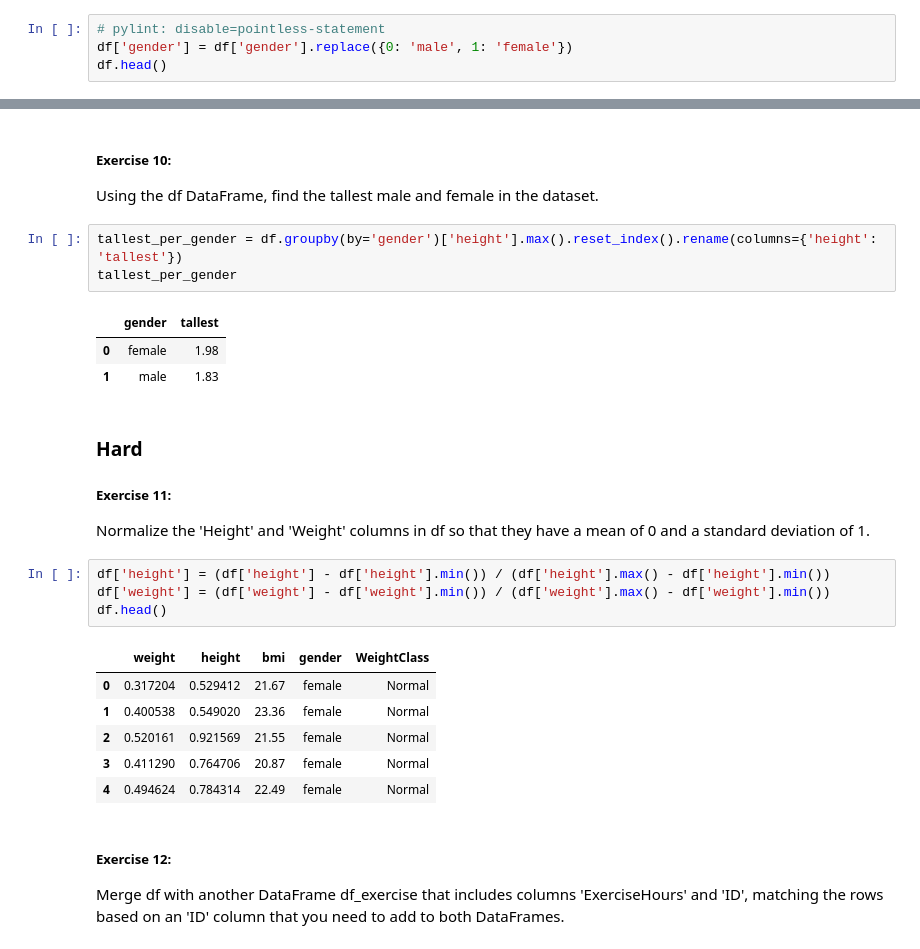
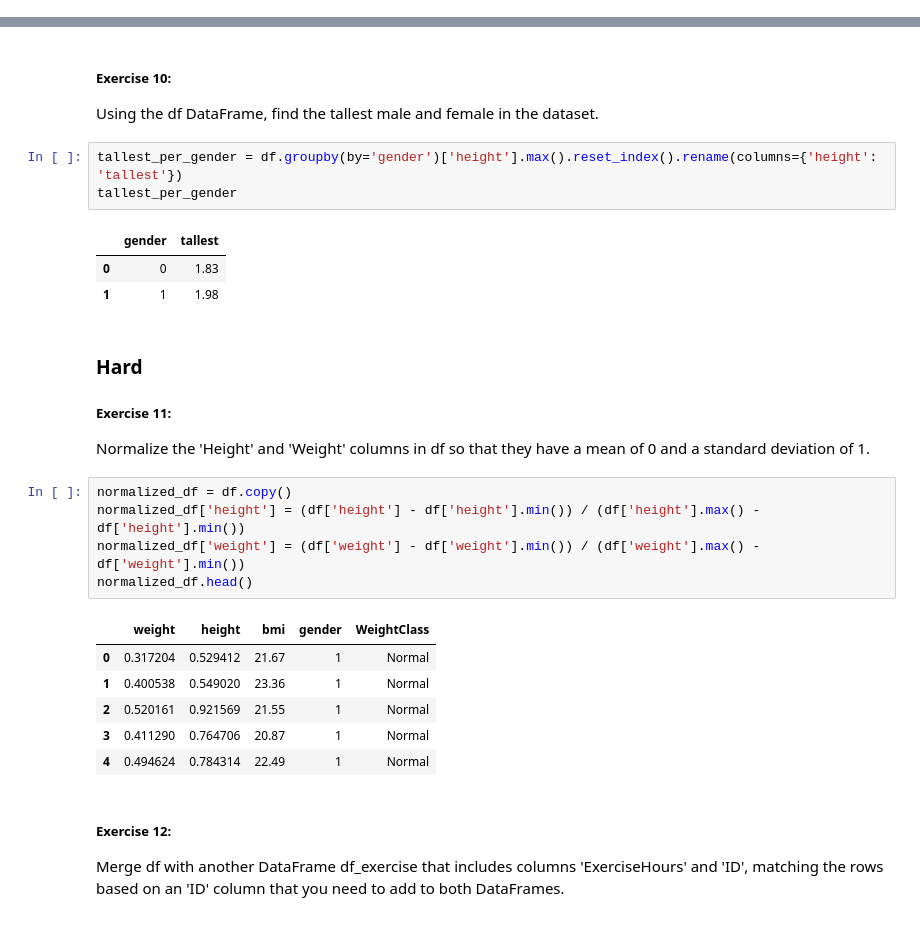
Before and after one commit to jordanriver/DScourse, a Jupyter notebook: Homework/week5_ex_jordan.ipynb, the cells around one changed output, grey strips where cells are left out. Drawn from its saved outputs; the diff is of its cells as text.

```diff
--- a/Homework/week5_ex_jordan.ipynb
+++ b/Homework/week5_ex_jordan.ipynb
@@ -88,7 +88,3 @@ df[df['bmi'] > 25]
 # %% [markdown]
 ##### Exercise 8:
 Group the DataFrame df by 'Gender' and calculate the average weight for each gender.
-# %%
-# pylint: disable=pointless-statement
-df['gender'] = df['gender'].replace({0: 'male', 1: 'female'})
-df.head()
@@ -143,23 +132,24 @@ tallest_per_gender = df.groupby(by='gender')['height'].max().reset_index().renam
 tallest_per_gender
 # %% [output]
 |  | gender | tallest |
-| 0 | female | 1.98 |
-| 1 | male | 1.83 |
+| 0 | 0 | 1.83 |
+| 1 | 1 | 1.98 |
 # %% [markdown]
 ### Hard
 ##### Exercise 11:
 Normalize the 'Height' and 'Weight' columns in df so that they have a mean of 0 and a standard deviation of 1.
 # %%
-df['height'] = (df['height'] - df['height'].min()) / (df['height'].max() - df['height'].min())
-df['weight'] = (df['weight'] - df['weight'].min()) / (df['weight'].max() - df['weight'].min())
-df.head()
+normalized_df = df.copy()
+normalized_df['height'] = (df['height'] - df['height'].min()) / (df['height'].max() - df['height'].min())
+normalized_df['weight'] = (df['weight'] - df['weight'].min()) / (df['weight'].max() - df['weight'].min())
+normalized_df.head()
 # %% [output]
 |  | weight | height | bmi | gender | WeightClass |
-| 0 | 0.317204 | 0.529412 | 21.67 | female | Normal |
-| 1 | 0.400538 | 0.549020 | 23.36 | female | Normal |
-| 2 | 0.520161 | 0.921569 | 21.55 | female | Normal |
-| 3 | 0.411290 | 0.764706 | 20.87 | female | Normal |
-| 4 | 0.494624 | 0.784314 | 22.49 | female | Normal |
+| 0 | 0.317204 | 0.529412 | 21.67 | 1 | Normal |
+| 1 | 0.400538 | 0.549020 | 23.36 | 1 | Normal |
+| 2 | 0.520161 | 0.921569 | 21.55 | 1 | Normal |
+| 3 | 0.411290 | 0.764706 | 20.87 | 1 | Normal |
+| 4 | 0.494624 | 0.784314 | 22.49 | 1 | Normal |
 # %% [markdown]
 ##### Exercise 12:
 Merge df with another DataFrame df_exercise that includes columns 'ExerciseHours' and 'ID', matching the rows based on an 'ID' column that you need to add to both DataFrames.
```
Also changed, not shown: parts of 14 cells of this notebook.
